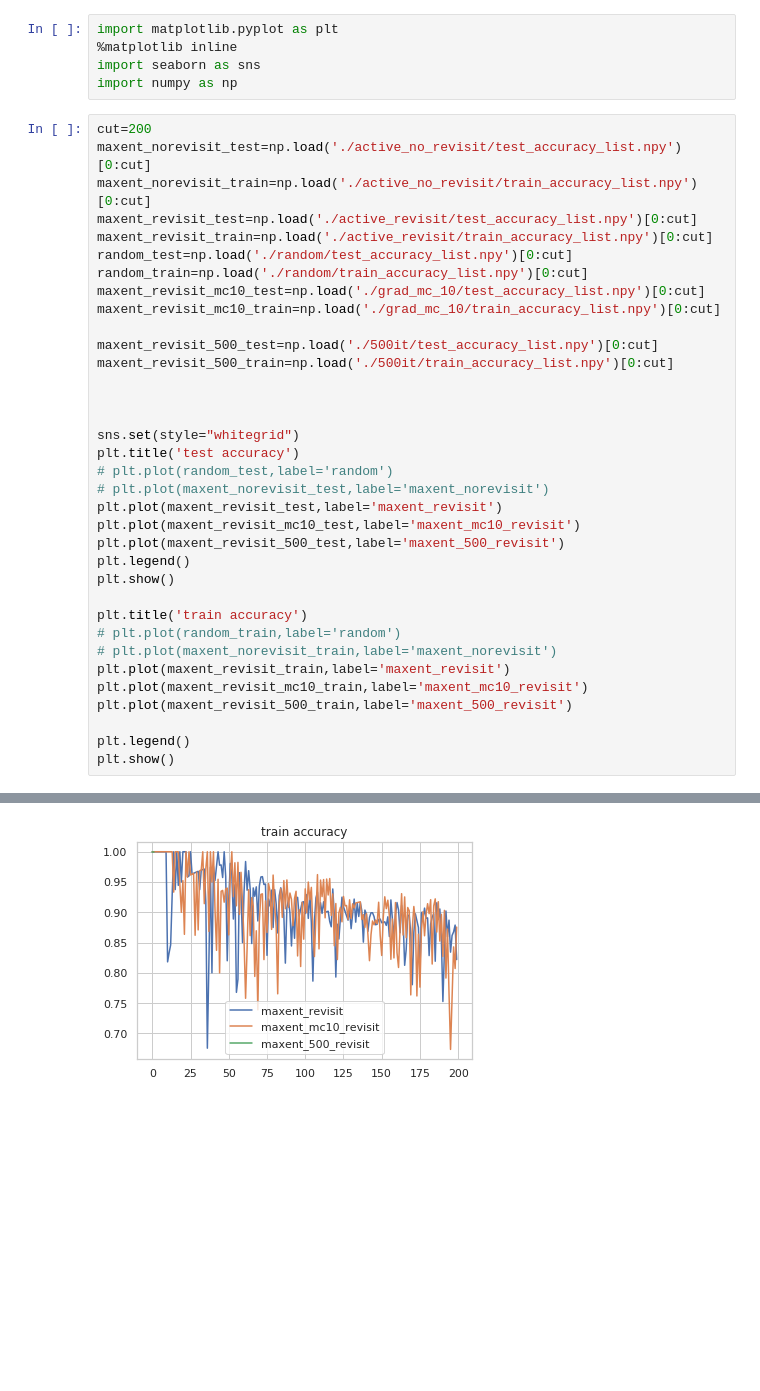
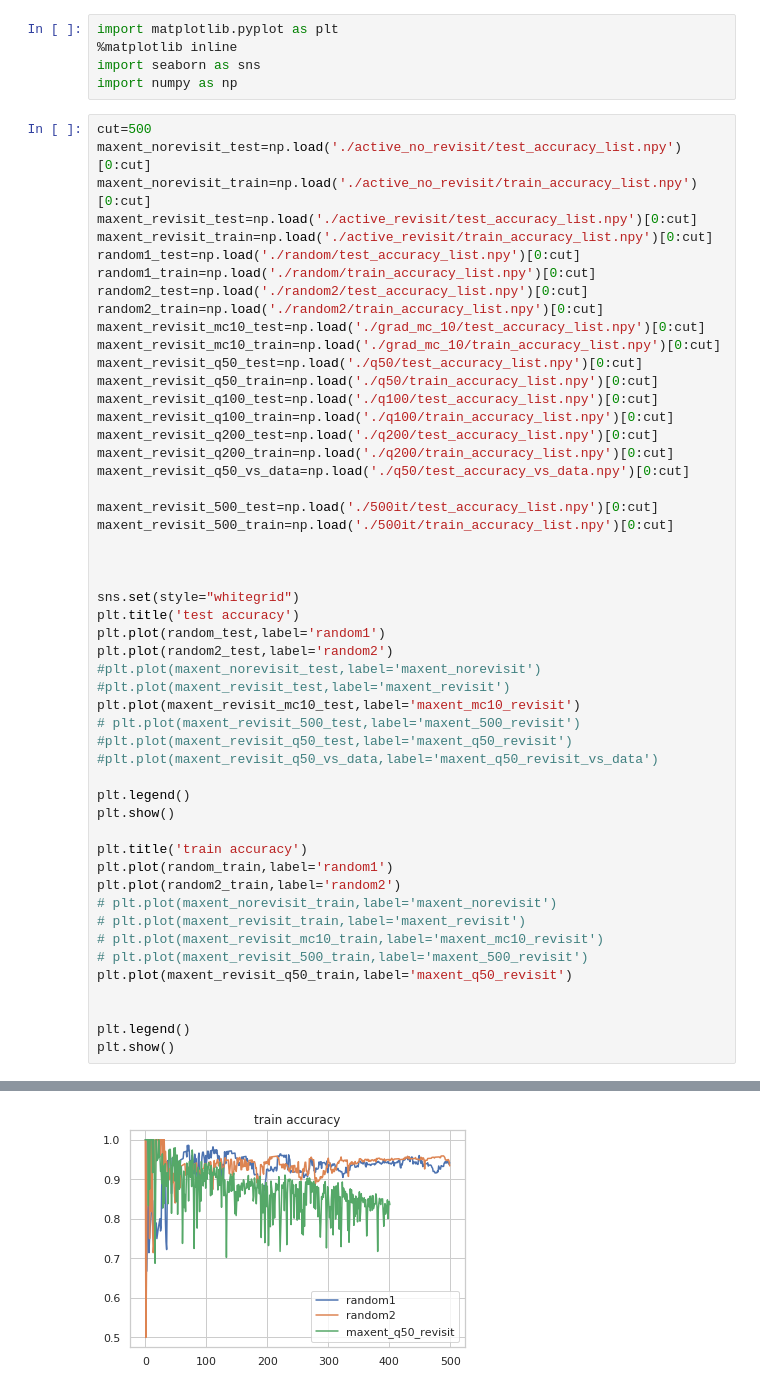
Before and after one commit to zmtomorrow/active_online_learning, a Jupyter notebook: results/plot.ipynb, the cells around one changed output, grey strips where cells are left out. Cells and saved outputs as stored; diff of their text form; blank space fills up the shorter version.

```diff
--- a/results/plot.ipynb
+++ b/results/plot.ipynb
@@ -4,15 +4,24 @@ import matplotlib.pyplot as plt
 import seaborn as sns
 import numpy as np
 # %%
-cut=200
+cut=500
 maxent_norevisit_test=np.load('./active_no_revisit/test_accuracy_list.npy')[0:cut]
 maxent_norevisit_train=np.load('./active_no_revisit/train_accuracy_list.npy')[0:cut]
 maxent_revisit_test=np.load('./active_revisit/test_accuracy_list.npy')[0:cut]
 maxent_revisit_train=np.load('./active_revisit/train_accuracy_list.npy')[0:cut]
-random_test=np.load('./random/test_accuracy_list.npy')[0:cut]
-random_train=np.load('./random/train_accuracy_list.npy')[0:cut]
+random1_test=np.load('./random/test_accuracy_list.npy')[0:cut]
+random1_train=np.load('./random/train_accuracy_list.npy')[0:cut]
+random2_test=np.load('./random2/test_accuracy_list.npy')[0:cut]
+random2_train=np.load('./random2/train_accuracy_list.npy')[0:cut]
 maxent_revisit_mc10_test=np.load('./grad_mc_10/test_accuracy_list.npy')[0:cut]
 maxent_revisit_mc10_train=np.load('./grad_mc_10/train_accuracy_list.npy')[0:cut]
+maxent_revisit_q50_test=np.load('./q50/test_accuracy_list.npy')[0:cut]
+maxent_revisit_q50_train=np.load('./q50/train_accuracy_list.npy')[0:cut]
+maxent_revisit_q100_test=np.load('./q100/test_accuracy_list.npy')[0:cut]
+maxent_revisit_q100_train=np.load('./q100/train_accuracy_list.npy')[0:cut]
+maxent_revisit_q200_test=np.load('./q200/test_accuracy_list.npy')[0:cut]
+maxent_revisit_q200_train=np.load('./q200/train_accuracy_list.npy')[0:cut]
+maxent_revisit_q50_vs_data=np.load('./q50/test_accuracy_vs_data.npy')[0:cut]
 
 maxent_revisit_500_test=np.load('./500it/test_accuracy_list.npy')[0:cut]
 maxent_revisit_500_train=np.load('./500it/train_accuracy_list.npy')[0:cut]
@@ -21,20 +30,27 @@ maxent_revisit_500_train=np.load('./500it/train_accuracy_list.npy')[0:cut]
 
 sns.set(style="whitegrid")
 plt.title('test accuracy')
-# plt.plot(random_test,label='random')
-# plt.plot(maxent_norevisit_test,label='maxent_norevisit')
-plt.plot(maxent_revisit_test,label='maxent_revisit')
+plt.plot(random_test,label='random1')
+plt.plot(random2_test,label='random2')
+#plt.plot(maxent_norevisit_test,label='maxent_norevisit')
+#plt.plot(maxent_revisit_test,label='maxent_revisit')
 plt.plot(maxent_revisit_mc10_test,label='maxent_mc10_revisit')
-plt.plot(maxent_revisit_500_test,label='maxent_500_revisit')
+# plt.plot(maxent_revisit_500_test,label='maxent_500_revisit')
+#plt.plot(maxent_revisit_q50_test,label='maxent_q50_revisit')
+#plt.plot(maxent_revisit_q50_vs_data,label='maxent_q50_revisit_vs_data')
+
 plt.legend()
 plt.show()
 
 plt.title('train accuracy')
-# plt.plot(random_train,label='random')
+plt.plot(random_train,label='random1')
+plt.plot(random2_train,label='random2')
 # plt.plot(maxent_norevisit_train,label='maxent_norevisit')
-plt.plot(maxent_revisit_train,label='maxent_revisit')
-plt.plot(maxent_revisit_mc10_train,label='maxent_mc10_revisit')
-plt.plot(maxent_revisit_500_train,label='maxent_500_revisit')
+# plt.plot(maxent_revisit_train,label='maxent_revisit')
+# plt.plot(maxent_revisit_mc10_train,label='maxent_mc10_revisit')
+# plt.plot(maxent_revisit_500_train,label='maxent_500_revisit')
+plt.plot(maxent_revisit_q50_train,label='maxent_q50_revisit')
+
 
 plt.legend()
 plt.show()
@@ -43 +59 @@ plt.show()
-[figure, old version]
+[figure, new version]
```
Also changed, not shown: parts of 1 cell of this notebook, 21 other files.
